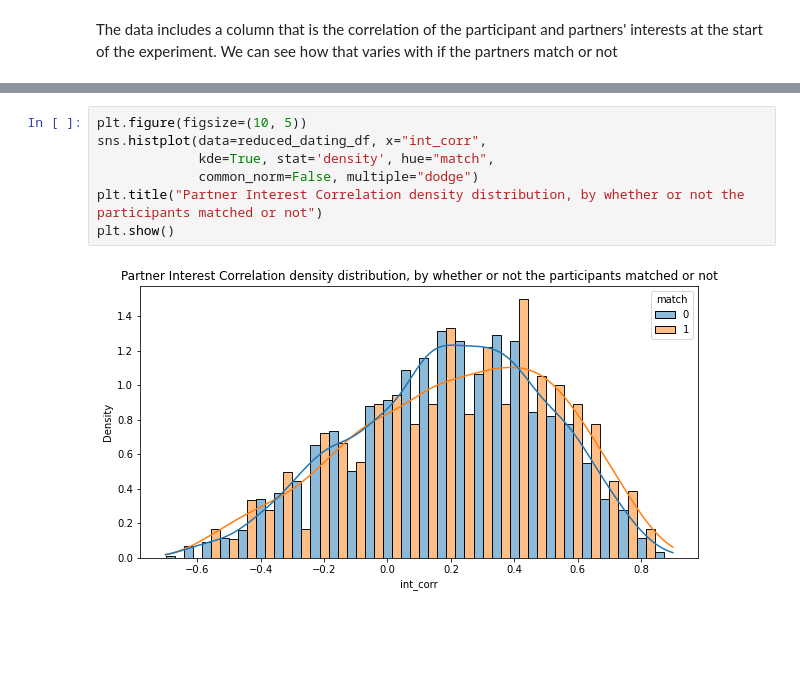
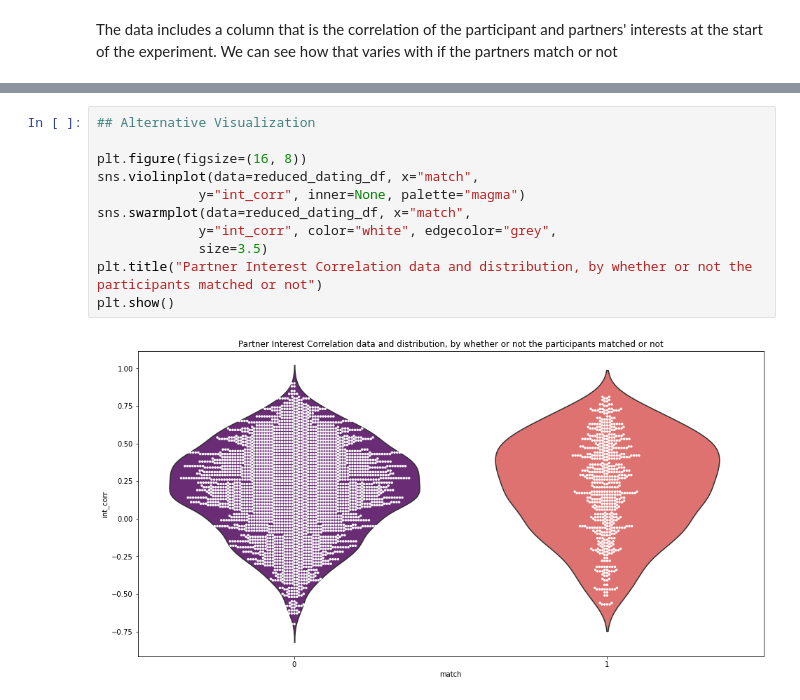
Before and after one commit to cas2247/Intro_DS_Capstone_Project, a Jupyter notebook: DavidSpeedDatingEDA.ipynb, the cells around one changed output, grey strips where cells are left out. Saved outputs shown, nothing was run; the diff lists cells and outputs as text; blank space fills up the shorter version.

```diff
--- a/DavidSpeedDatingEDA.ipynb
+++ b/DavidSpeedDatingEDA.ipynb
@@ -309,9 +318,13 @@ The data includes a column that is the correlation of the participant and partne
 # %%
-plt.figure(figsize=(10, 5))
-sns.histplot(data=reduced_dating_df, x="int_corr",
-             kde=True, stat='density', hue="match",
-             common_norm=False, multiple="dodge")
-plt.title("Partner Interest Correlation density distribution, by whether or not the participants matched or not")
+## Alternative Visualization
+
+plt.figure(figsize=(16, 8))
+sns.violinplot(data=reduced_dating_df, x="match",
+             y="int_corr", inner=None, palette="magma")
+sns.swarmplot(data=reduced_dating_df, x="match",
+             y="int_corr", color="white", edgecolor="grey",
+             size=3.5)
+plt.title("Partner Interest Correlation data and distribution, by whether or not the participants matched or not")
 plt.show()
 # %% [output]
-[figure, old version]
+[figure, new version]
```
Also changed, not shown: parts of 16 cells of this notebook.
